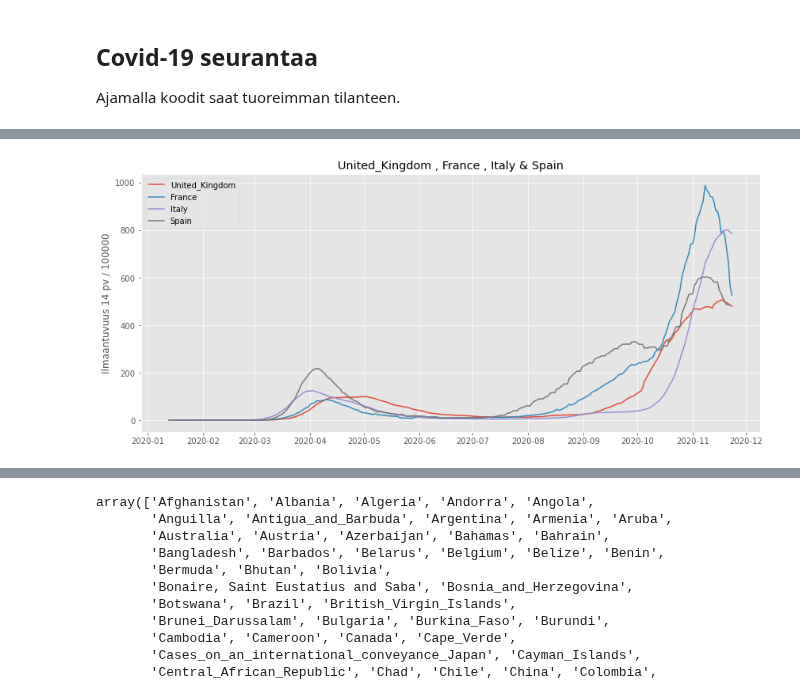
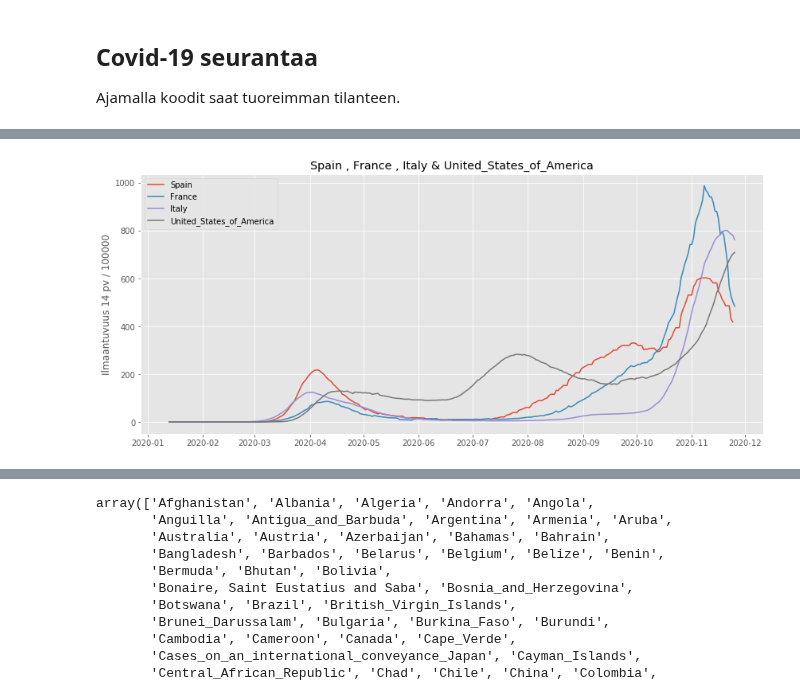
Before and after one commit to taanila/aikasarjat, a Jupyter notebook: covid.ipynb, the cells around one changed output, grey strips where cells are left out. Cells and saved outputs as stored; diff of their text form; code cells hidden in the pictures.

```diff
--- a/covid.ipynb
+++ b/covid.ipynb
@@ -103,3 +103,3 @@ liukuva7('United_States_of_America')
 # %%
-vertaa4('United_Kingdom', 'France', 'Italy', 'Spain')
+vertaa4('Spain', 'France', 'Italy', 'United_States_of_America')
 # %% [output]
@@ -107,2 +107,2 @@ vertaa4('United_Kingdom', 'France', 'Italy', 'Spain')
-[figure, old version]
+[figure, new version]
 # %%
```
Also changed, not shown: parts of 10 cells of this notebook.
